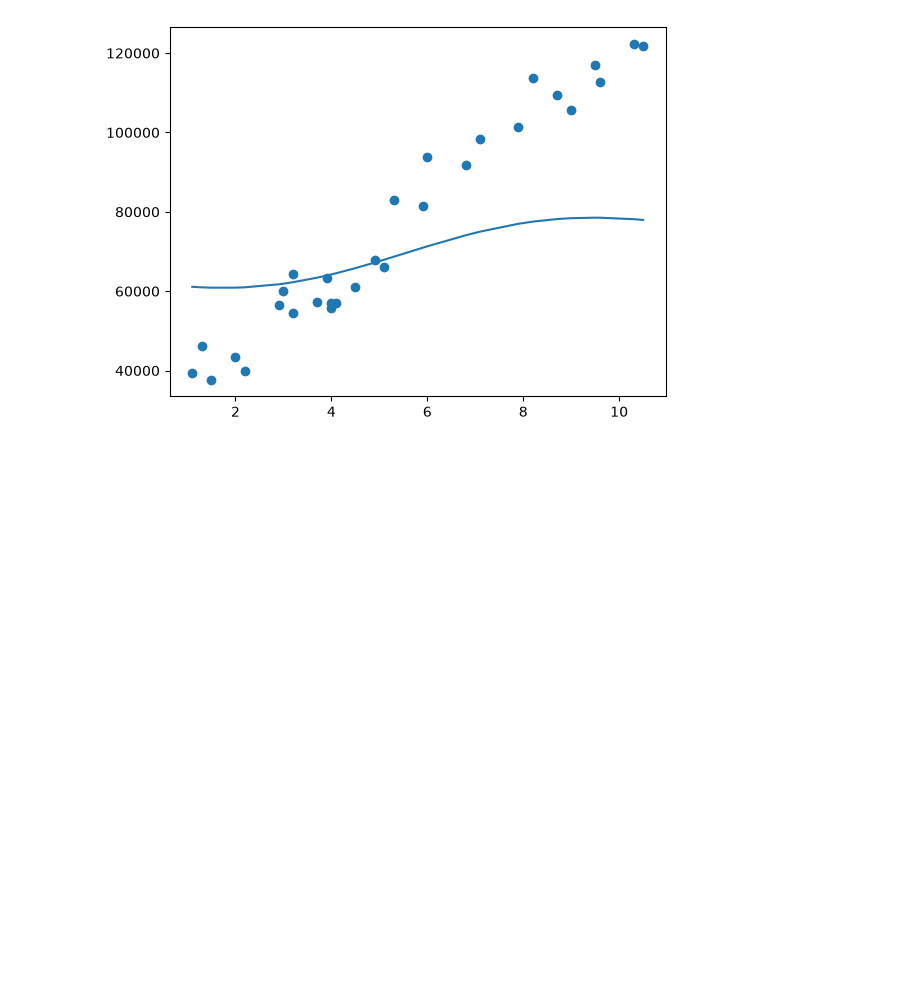
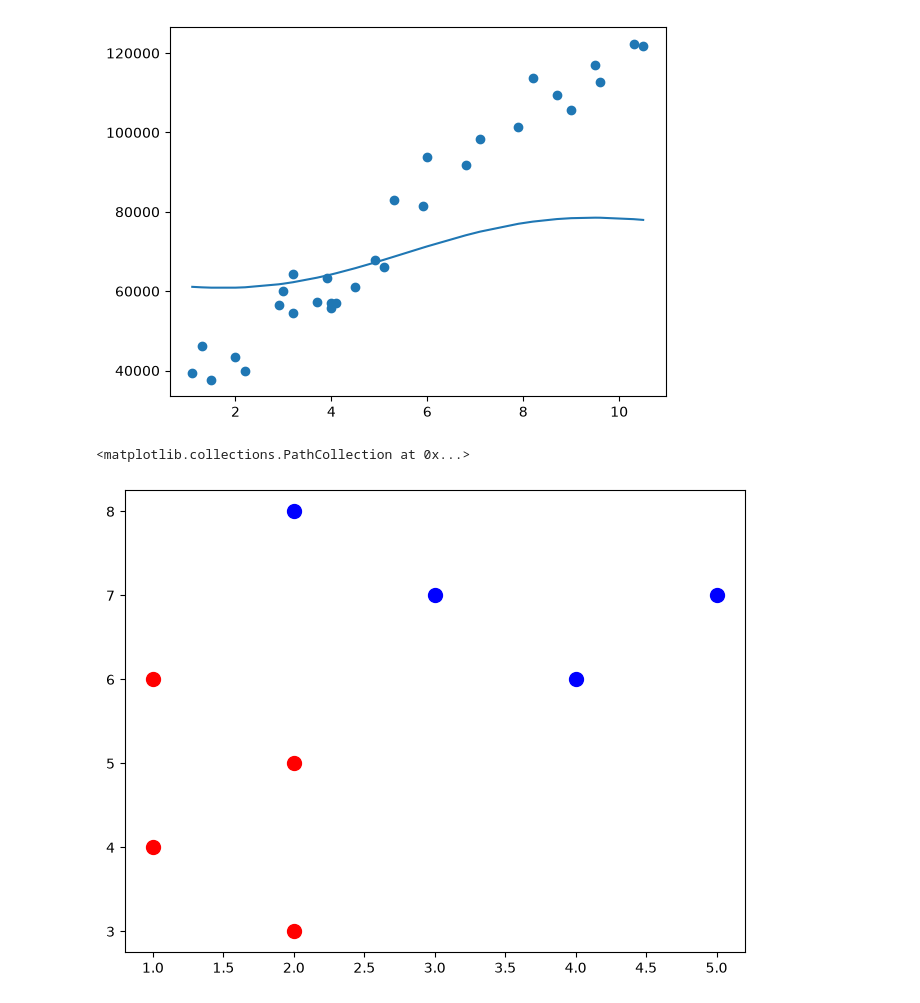
Before and after one commit to Aziz295/AZIZ-ASKAP-HIMAWAN-MACHINE-LEARNING, a Jupyter notebook: salary_data.ipynb, the cells around one changed output. Cells and saved outputs as stored; diff of their text form; code cells hidden in the pictures; blank space fills up the shorter version.

Commit message:
Update coding salary data

```diff
--- a/salary_data.ipynb
+++ b/salary_data.ipynb
@@ -59,0 +77,8 @@ plt.plot(X, model.predict(X))
+# %%
+# Dataset (same as the one we used earlier)
+x1 = np.array([2, 1, 3, 1, 4, 2, 5, 2]) # Study Hours
+x2 = np.array([8, 6, 7, 4, 6, 5, 7, 3]) # Sleep Hours
+y = np.array([1, -1, 1, -1, 1, -1, 1, -1]) # Passed Exam
+
+# Reshaping data to match the required input format
+X = np.column_stack((x1, x2))
@@ -59,0 +90,16 @@ plt.plot(X, model.predict(X))
+# %%
+# Create and fit the SVM model
+clf = svm.SVC(kernel='linear') # Linear kernel
+clf.fit(X, y)
+
+# Get the decision boundary (hyperplane)
+w = clf.coef_[0]
+b = clf.intercept_[0]
+# %%
+# Plotting the dataset points
+plt.figure(figsize=(8, 6))
+plt.scatter(x1[y == 1], x2[y == 1], color='blue', label='Passed (y=1)', s=100)
+plt.scatter(x1[y == -1], x2[y == -1], color='red', label='Failed (y=-1)', s=100)
+# %% [output]
+<matplotlib.collections.PathCollection at 0x...>
+[figure, added]
```
Also changed, not shown: parts of 7 cells of this notebook.
